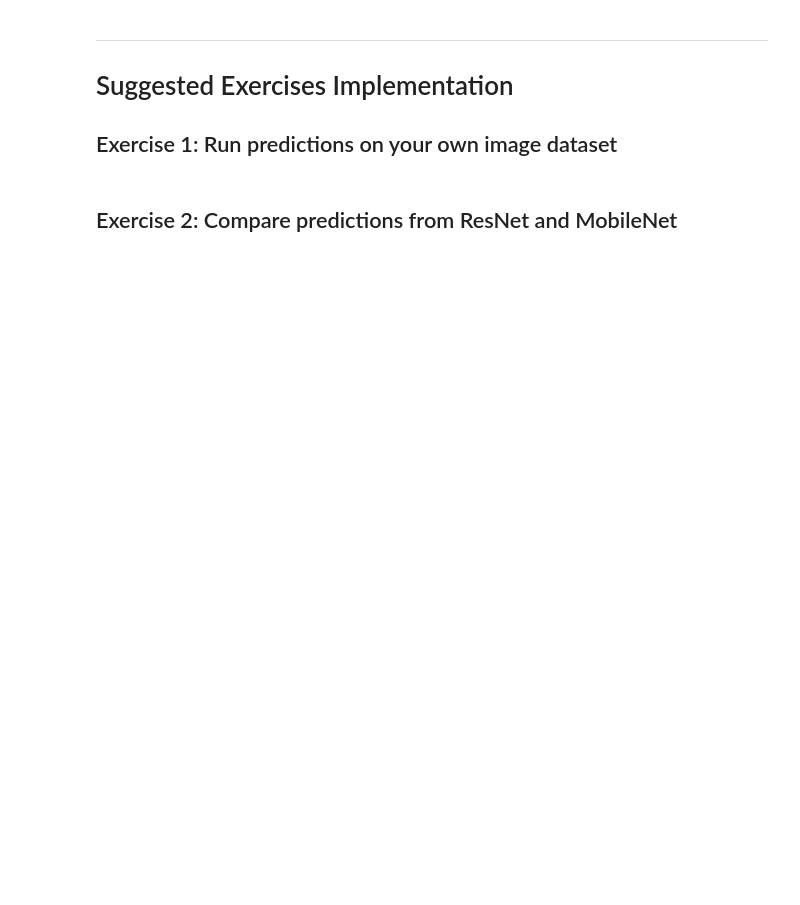
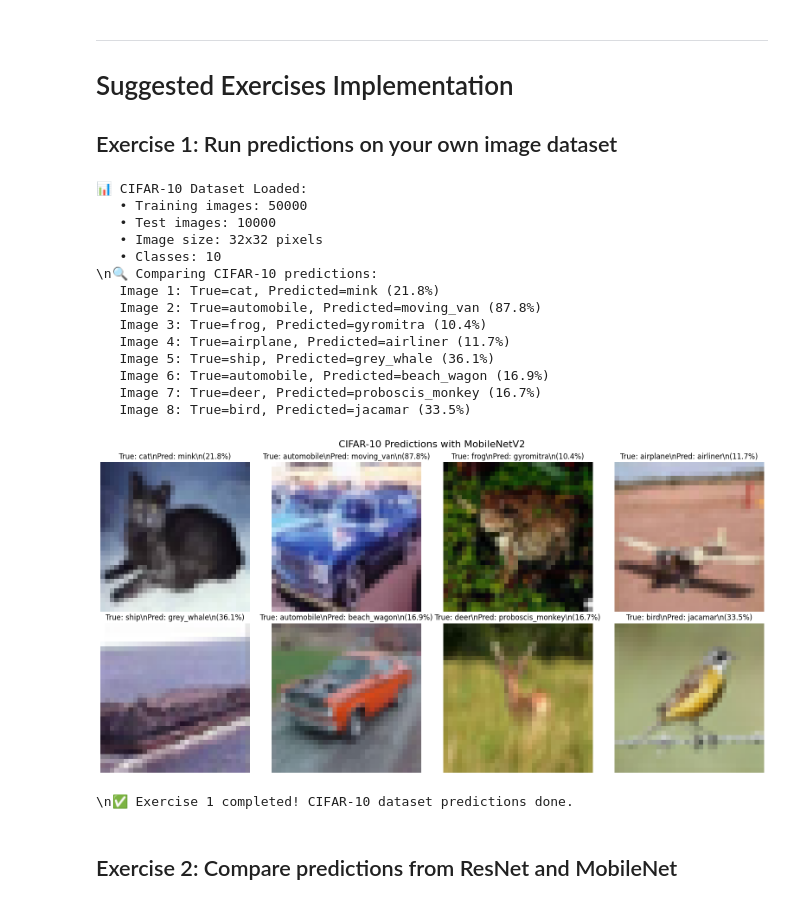
Before and after one commit to kira-1011/opencv-exercises, a Jupyter notebook: lab_10/lab10_deep_learning.ipynb, the cells around one changed output. Saved outputs shown, nothing was run; the diff lists cells and outputs as text; code cells hidden in the pictures; blank space fills up the shorter version.

```diff
--- a/lab_10/lab10_deep_learning.ipynb
+++ b/lab_10/lab10_deep_learning.ipynb
@@ -137,7 +129,11 @@ plt.show()
 # Exercise 1: Load CIFAR-10 dataset and run predictions
 import tensorflow as tf
 from tensorflow.keras.datasets import cifar10
-from tensorflow.keras.applications.mobilenet_v2 import decode_predictions
+from tensorflow.keras.applications import MobileNetV2
+from tensorflow.keras.applications.mobilenet_v2 import preprocess_input, decode_predictions
+
+# Load MobileNetV2 model for this exercise
+mobilenet_model = MobileNetV2(weights='imagenet')
 
 # Load CIFAR-10 dataset
 (x_train, y_train), (x_test, y_test) = cifar10.load_data()
@@ -164,34 +160,51 @@ print("\\n🔍 Comparing CIFAR-10 predictions:")
 for i, idx in enumerate(sample_indices):
     # Get sample image
     sample_img = x_test[idx]
     true_label = cifar10_classes[y_test[idx][0]]
 
     # Resize to 224x224 for MobileNetV2
     img_resized = tf.image.resize(sample_img, [224, 224])
     img_resized = tf.cast(img_resized, tf.uint8)
 
     # Preprocess for MobileNetV2
     x = tf.expand_dims(img_resized, 0)
     x = tf.cast(x, tf.float32)
     x = preprocess_input(x)
 
     # Predict with MobileNetV2
-    preds = model.predict(x, verbose=0)
+    preds = mobilenet_model.predict(x, verbose=0)
     top_pred = decode_predictions(preds, top=1)[0][0]
 
     # Display
     row, col = i // 4, i % 4
     axes[row, col].imshow(sample_img)
     axes[row, col].set_title(f'True: {true_label}\\nPred: {top_pred[1]}\\n({top_pred[2]:.1%})')
     axes[row, col].axis('off')
 
     print(f"   Image {i+1}: True={true_label}, Predicted={top_pred[1]} ({top_pred[2]:.1%})")
 
 plt.suptitle('CIFAR-10 Predictions with MobileNetV2', fontsize=16)
 plt.tight_layout()
 plt.show()
 
 print("\\n✅ Exercise 1 completed! CIFAR-10 dataset predictions done.")
+# %% [output]
+📊 CIFAR-10 Dataset Loaded:
+   • Training images: 50000
+   • Test images: 10000
+   • Image size: 32x32 pixels
+   • Classes: 10
+\n🔍 Comparing CIFAR-10 predictions:
+   Image 1: True=cat, Predicted=mink (21.8%)
+   Image 2: True=automobile, Predicted=moving_van (87.8%)
+   Image 3: True=frog, Predicted=gyromitra (10.4%)
+   Image 4: True=airplane, Predicted=airliner (11.7%)
+   Image 5: True=ship, Predicted=grey_whale (36.1%)
+   Image 6: True=automobile, Predicted=beach_wagon (16.9%)
+   Image 7: True=deer, Predicted=proboscis_monkey (16.7%)
+   Image 8: True=bird, Predicted=jacamar (33.5%)
+[figure, added]
+\n✅ Exercise 1 completed! CIFAR-10 dataset predictions done.
 # %% [markdown]
 ## Exercise 2: Compare predictions from ResNet and MobileNet
 # %%
```
Also changed, not shown: parts of 7 cells of this notebook, 5 other files.
